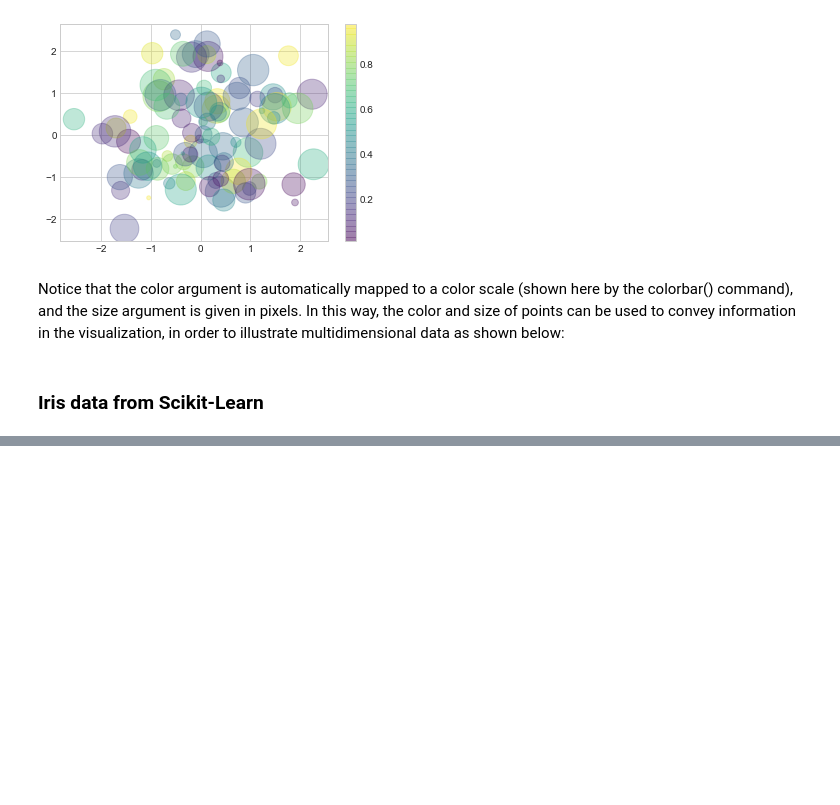
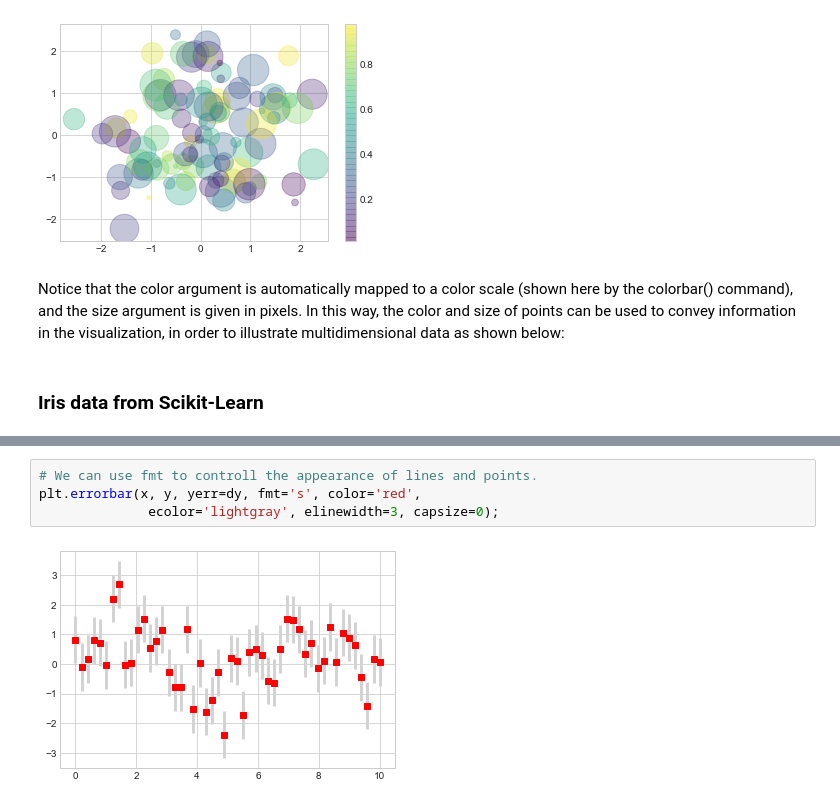
Before and after one commit to gyleodhis/My-Data-Science-Devops, a Jupyter notebook: Matplotlib/Matplotlib.ipynb, the cells around one changed output, grey strips where cells are left out. Drawn from its saved outputs; the diff is of its cells as text; blank space fills up the shorter version.

```diff
--- a/Matplotlib/Matplotlib.ipynb
+++ b/Matplotlib/Matplotlib.ipynb
@@ -224,0 +255,6 @@ order to illustrate multidimensional data as shown below:
+# %%
+# We can use fmt to controll the appearance of lines and points.
+plt.errorbar(x, y, yerr=dy, fmt='s', color='red',
+              ecolor='lightgray', elinewidth=3, capsize=0);
+# %% [output]
+[figure, added]
```
Also changed, not shown: parts of 25 cells of this notebook.
